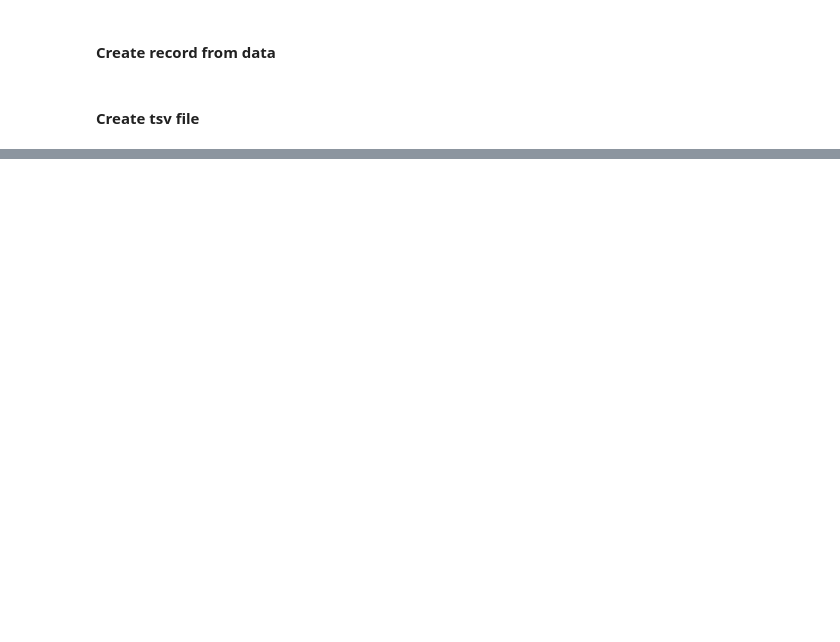
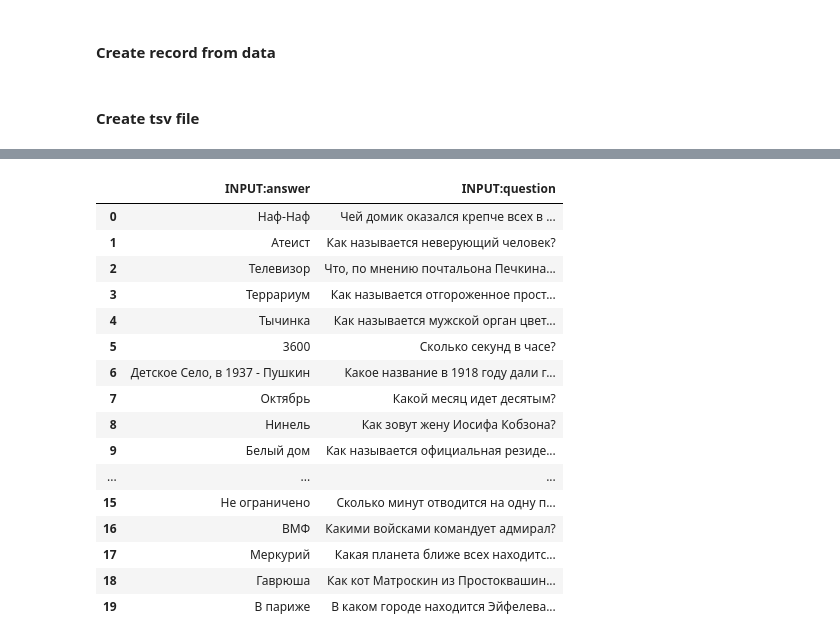
Before and after one commit to vladislavneon/kbqa-russian-dataset, a Jupyter notebook: toloka/toloka.ipynb, the cells around one changed output, grey strips where cells are left out. Cells and saved outputs as stored; diff of their text form; code cells hidden in the pictures; blank space fills up the shorter version.

```diff
--- a/toloka/toloka.ipynb
+++ b/toloka/toloka.ipynb
@@ -134,0 +250,2 @@ with open('task.tsv', 'w') as tsvfile:
+# %%
+samples = pd.read_csv('tasks_263320_TRAINING_20-12-2019.tsv', sep='\t', header=0)
@@ -134,0 +272,21 @@ with open('task.tsv', 'w') as tsvfile:
+# %%
+st = samples.loc[:, ['INPUT:answer','INPUT:question']]
+st
+# %% [output]
+|  | INPUT:answer | INPUT:question |
+| 0 | Наф-Наф | Чей домик оказался крепче всех в ... |
+| 1 | Атеист | Как называется неверующий человек? |
+| 2 | Телевизор | Что, по мнению почтальона Печкина... |
+| 3 | Террариум | Как называется отгороженное прост... |
+| 4 | Тычинка | Как называется мужской орган цвет... |
+| 5 | 3600 | Сколько секунд в часе? |
+| 6 | Детское Село, в 1937 - Пушкин | Какое название в 1918 году дали г... |
+| 7 | Октябрь | Какой месяц идет десятым? |
+| 8 | Нинель | Как зовут жену Иосифа Кобзона? |
+| 9 | Белый дом | Как называется официальная резиде... |
+| ... | ... | ... |
+| 15 | Не ограничено | Сколько минут отводится на одну п... |
+| 16 | ВМФ | Какими войсками командует адмирал? |
+| 17 | Меркурий | Какая планета ближе всех находитс... |
+| 18 | Гаврюша | Как кот Матроскин из Простоквашин... |
+| 19 | В париже | В каком городе находится Эйфелева... |
```
Also changed, not shown: parts of 40 cells of this notebook, 12 other files.
